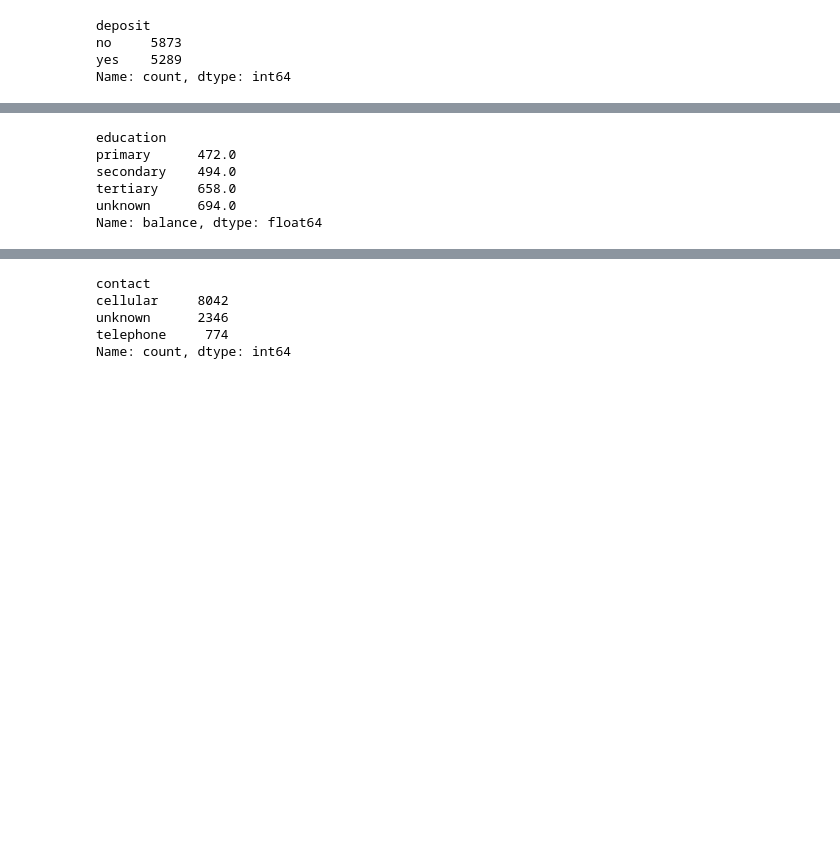
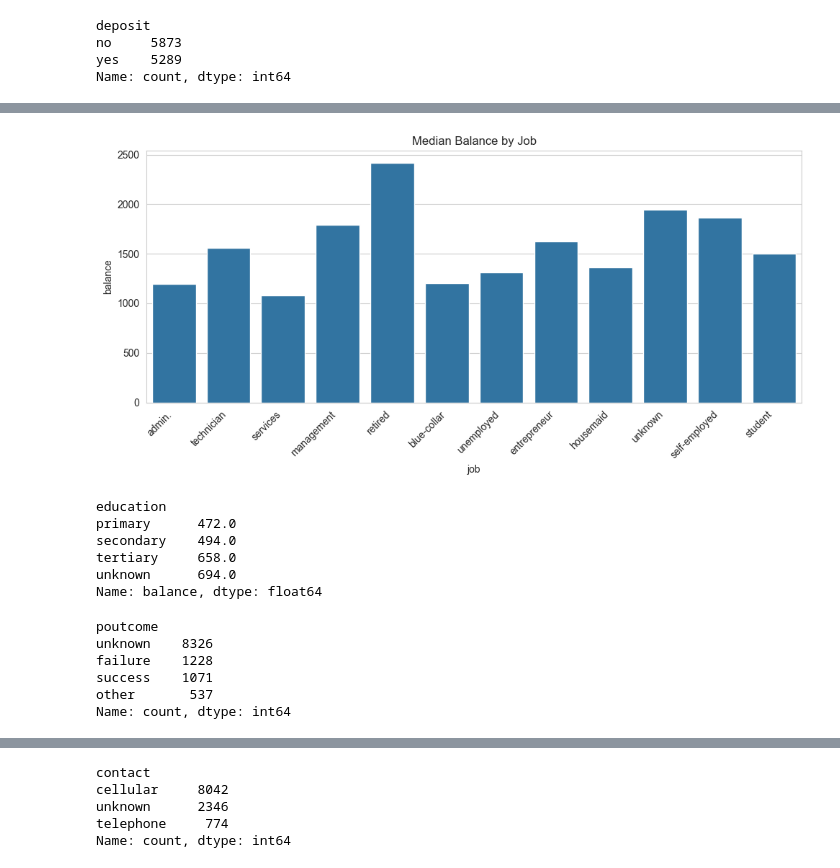
Before and after one commit to NonsoNze/Predicting-Bank-Customer-Decision-to-Obtain-Term-Deposit, a Jupyter notebook: Term_Deposit.ipynb, the cells around one changed output, grey strips where cells are left out. Drawn from its saved outputs; the diff is of its cells as text; code cells hidden in the pictures; blank space fills up the shorter version.

```diff
--- a/Term_Deposit.ipynb
+++ b/Term_Deposit.ipynb
@@ -79,2 +159,11 @@ unknown       497
 Name: count, dtype: int64
+# %%
+fig, ax = plt.subplots(figsize=(10, 5))
+sns.barplot(x='job', y='balance', data=df, errorbar=None, ax=ax)
+ax.set_title('Median Balance by Job')
+plt.xticks(rotation=45, ha='right')
+plt.tight_layout()
+plt.show()
+# %% [output]
+[figure, added]
 # %%
@@ -86,3 +175,12 @@ secondary    494.0
 tertiary     658.0
 unknown      694.0
 Name: balance, dtype: float64
+# %%
+df['poutcome'].value_counts()
+# %% [output]
+poutcome
+unknown    8326
+failure    1228
+success    1071
+other       537
+Name: count, dtype: int64
```
Also changed, not shown: parts of 114 cells of this notebook, 2 other files.
